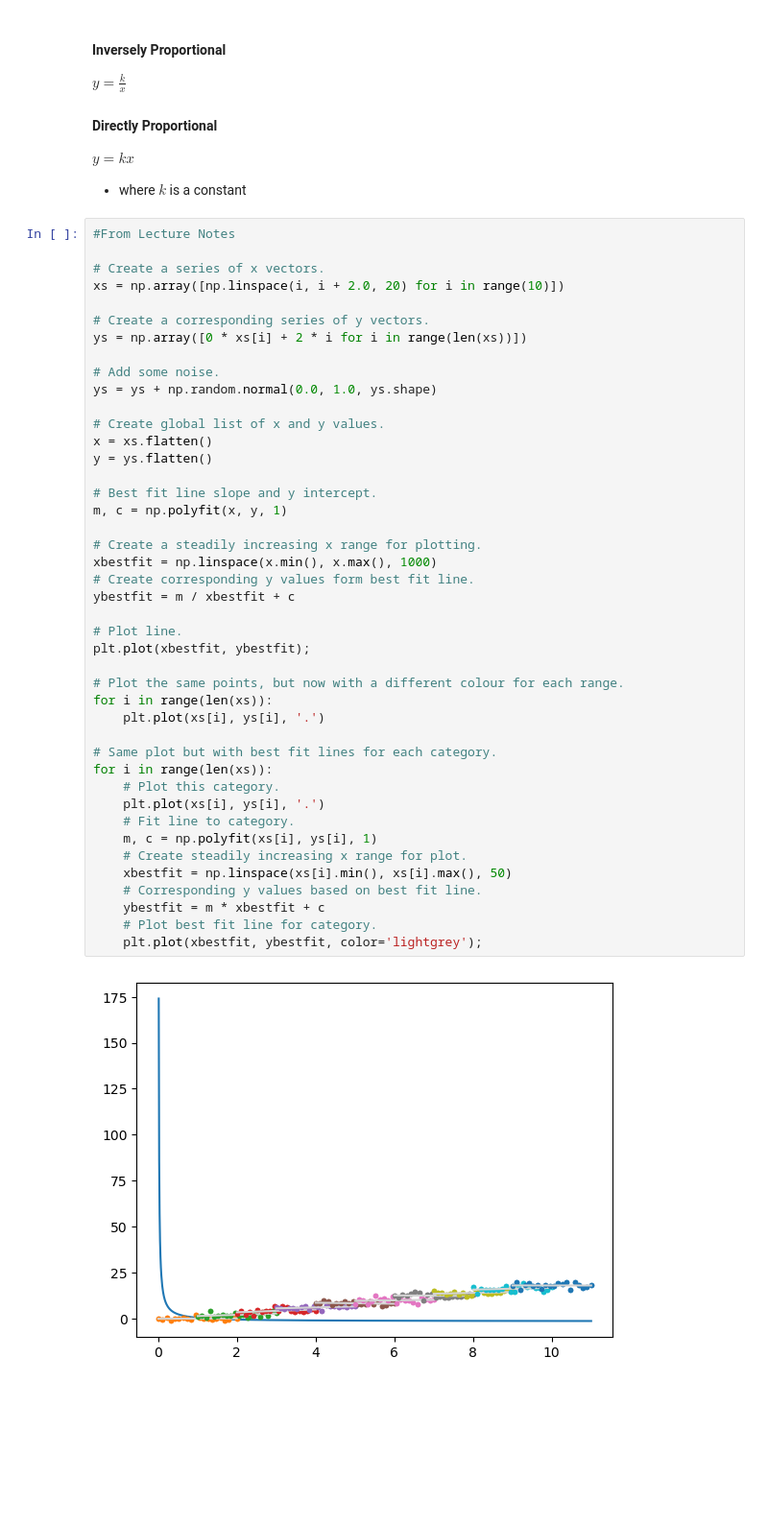
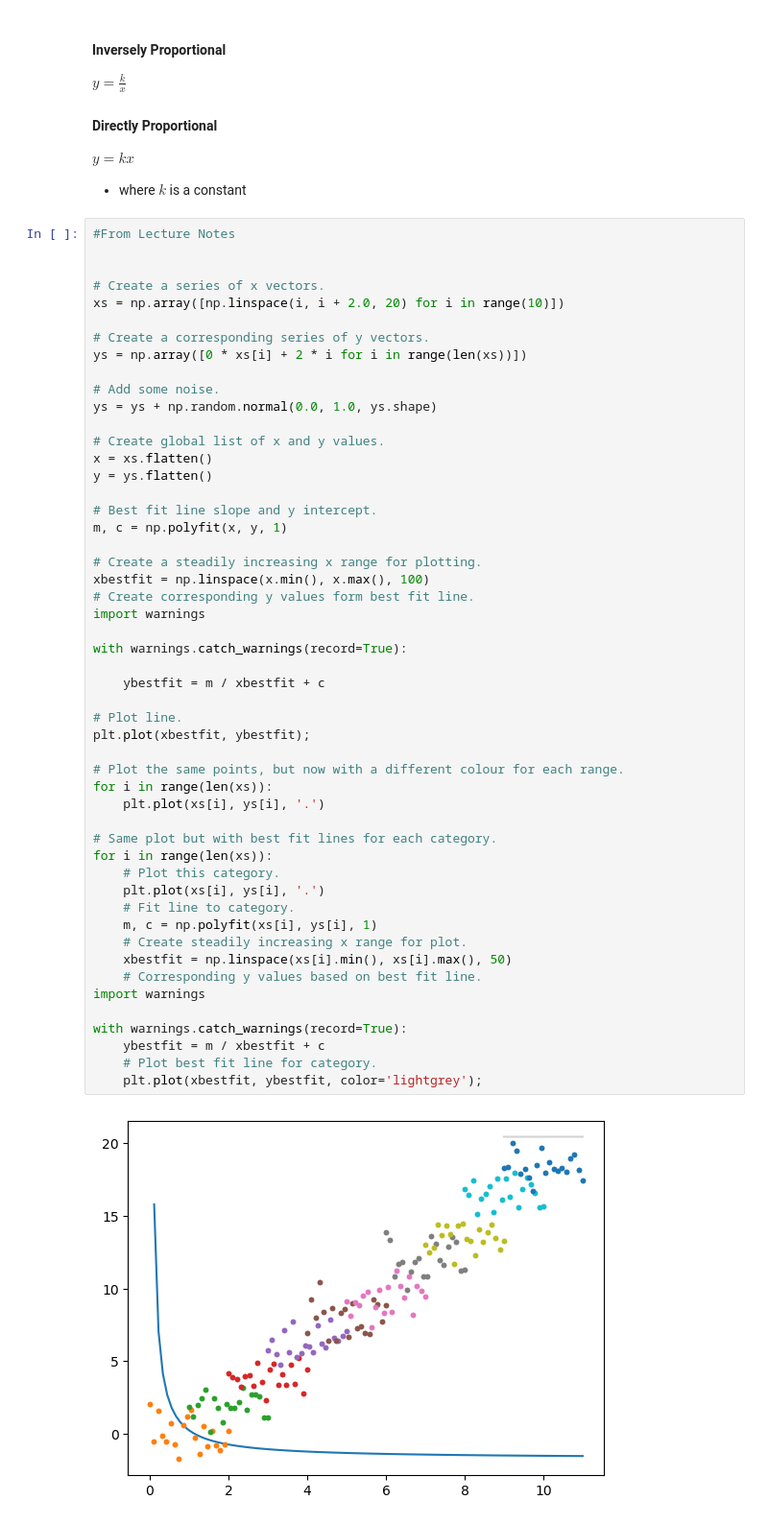
Before and after one commit to SaydsC/Fundamentals-of-Data-Analysis, a Jupyter notebook: Exercises/04 Outliers.ipynb, the cells around one changed output. Shown: that part at 96% size. Drawn from its saved outputs; the diff is of its cells as text; blank space fills up the shorter version.

```diff
--- a/Exercises/04 Outliers.ipynb
+++ b/Exercises/04 Outliers.ipynb
@@ -175,6 +175,7 @@ $ y=kx $
 - where $k$ is a constant
 # %%
 #From Lecture Notes
+
 
 # Create a series of x vectors.
 xs = np.array([np.linspace(i, i + 2.0, 20) for i in range(10)])
@@ -187,34 +188,41 @@ ys = ys + np.random.normal(0.0, 1.0, ys.shape)
 
 # Create global list of x and y values.
 x = xs.flatten()
 y = ys.flatten()
 
 # Best fit line slope and y intercept.
 m, c = np.polyfit(x, y, 1)
 
 # Create a steadily increasing x range for plotting.
-xbestfit = np.linspace(x.min(), x.max(), 1000)
+xbestfit = np.linspace(x.min(), x.max(), 100)
 # Create corresponding y values form best fit line.
-ybestfit = m / xbestfit + c
+import warnings
+
+with warnings.catch_warnings(record=True):
+
+    ybestfit = m / xbestfit + c
 
 # Plot line.
 plt.plot(xbestfit, ybestfit);
 
 # Plot the same points, but now with a different colour for each range.
 for i in range(len(xs)):
     plt.plot(xs[i], ys[i], '.')
 
 # Same plot but with best fit lines for each category.
 for i in range(len(xs)):
     # Plot this category.
     plt.plot(xs[i], ys[i], '.')
     # Fit line to category.
     m, c = np.polyfit(xs[i], ys[i], 1)
     # Create steadily increasing x range for plot.
     xbestfit = np.linspace(xs[i].min(), xs[i].max(), 50)
     # Corresponding y values based on best fit line.
-    ybestfit = m * xbestfit + c
+import warnings
+
+with warnings.catch_warnings(record=True):
+    ybestfit = m / xbestfit + c
     # Plot best fit line for category.
     plt.plot(xbestfit, ybestfit, color='lightgrey');
 # %% [output]
-[figure, old version]
+[figure, new version]
```
Also changed, not shown: parts of 1 cell of this notebook, 3 other files.
